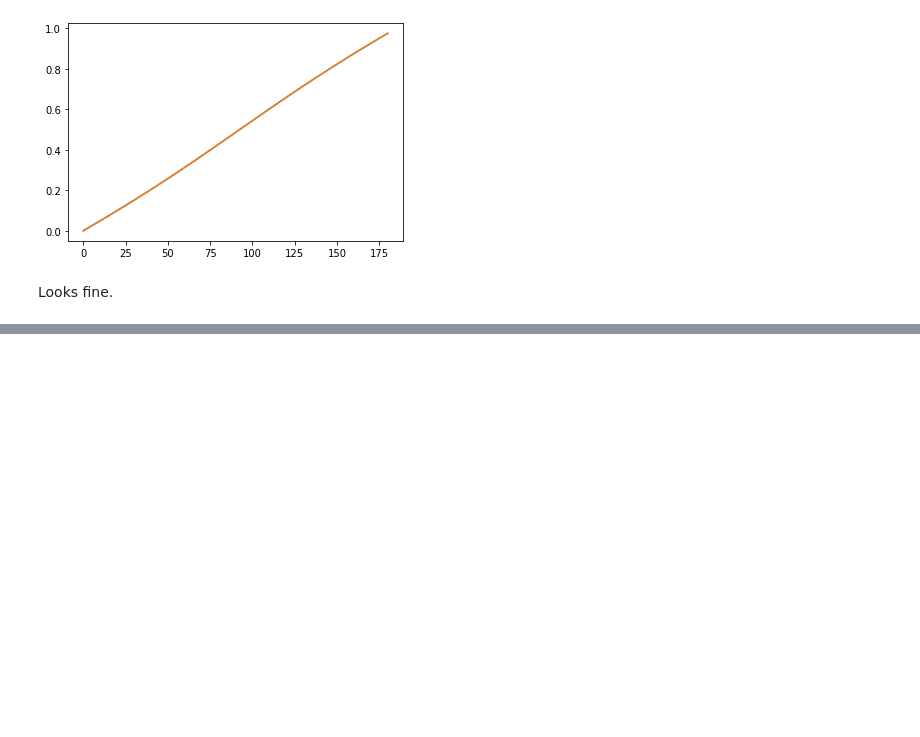
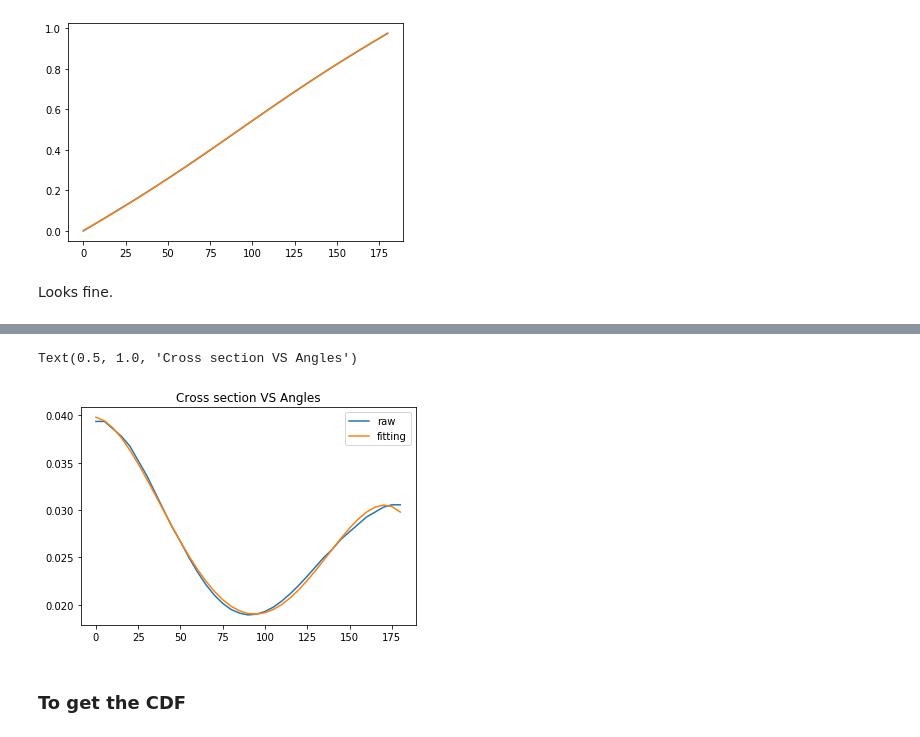
Before and after one commit to suerfu/hesim, a Jupyter notebook: DD Generator Fitting 0.08MeV.ipynb, the cells around one changed output, grey strips where cells are left out. Cells and saved outputs as stored; diff of their text form; code cells hidden in the pictures; blank space fills up the shorter version.

```diff
--- a/DD Generator Fitting 0.08MeV.ipynb
+++ b/DD Generator Fitting 0.08MeV.ipynb
@@ -128,0 +160,4 @@ Looks fine.
+# %%
+coeff_new = np.polyfit(angle, new_cross/np.sum(new_cross), 4)
+# %%
+cross_fitted = coeff_new[0] * angle**4 + coeff_new[1] * angle**3 + coeff_new[2] * angle**2 + coeff_new[3] * angle + coeff_new[4]
@@ -128,0 +169,10 @@ Looks fine.
+# %%
+plt.plot(angle, new_cross/np.sum(new_cross), label = 'raw')
+plt.plot(angle, cross_fitted, label = 'fitting')
+plt.legend()
+plt.title('Cross section VS Angles')
+# %% [output]
+Text(0.5, 1.0, 'Cross section VS Angles')
+[figure, added]
+# %% [markdown]
+### To get the CDF
```
Also changed, not shown: parts of 13 cells of this notebook, 34 other files.
